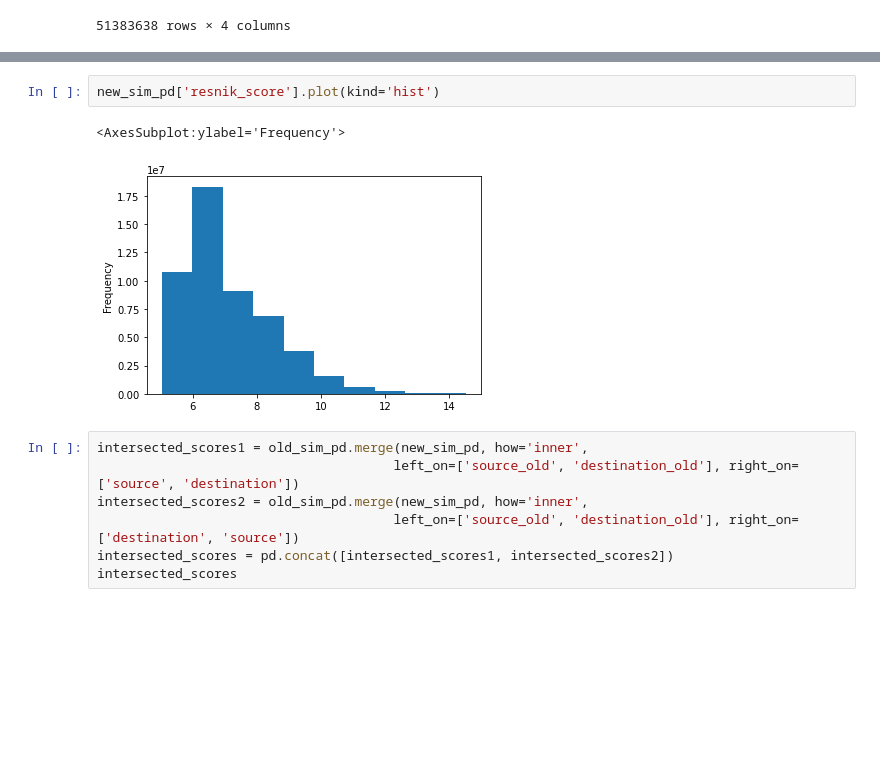
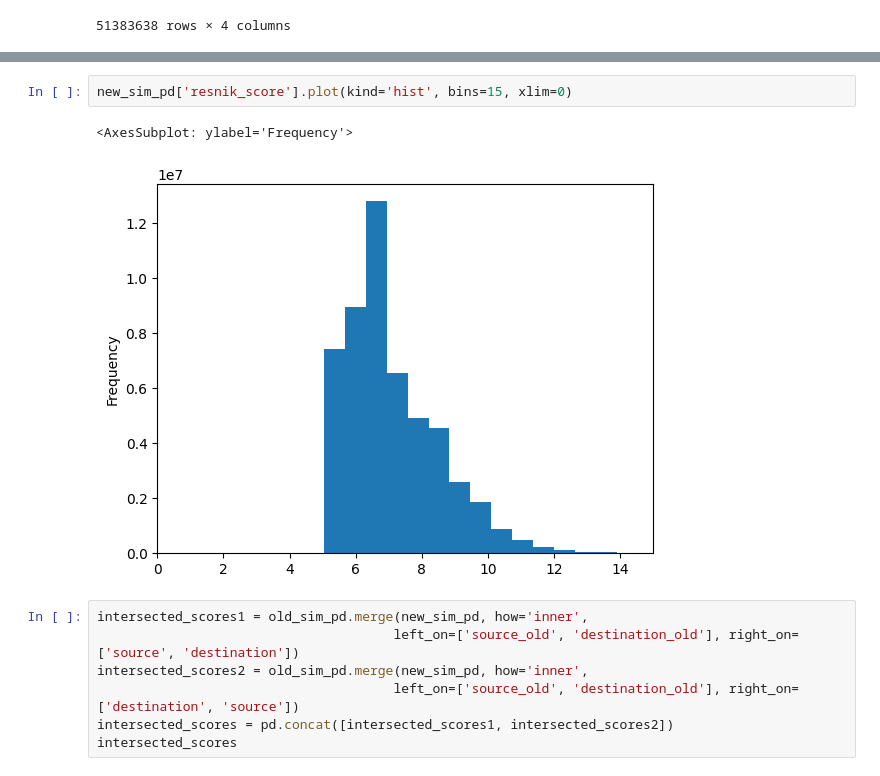
Before and after one commit to Knowledge-Graph-Hub/semsim, a Jupyter notebook: notebooks/plot_old_versus_new_phenodigm_resnik_and_jaccard.ipynb, the cells around one changed output, grey strips where cells are left out. Saved outputs shown, nothing was run; the diff lists cells and outputs as text; blank space fills up the shorter version.

```diff
--- a/notebooks/plot_old_versus_new_phenodigm_resnik_and_jaccard.ipynb
+++ b/notebooks/plot_old_versus_new_phenodigm_resnik_and_jaccard.ipynb
@@ -110,8 +110,8 @@ new_sim_pd['jaccard'].plot(kind='hist')
 # %%
-new_sim_pd['resnik_score'].plot(kind='hist')
+new_sim_pd['resnik_score'].plot(kind='hist', bins=15, xlim=0)
 # %% [output]
-<AxesSubplot:ylabel='Frequency'>
+<AxesSubplot: ylabel='Frequency'>
-[figure, old version]
+[figure, new version]
 # %%
 intersected_scores1 = old_sim_pd.merge(new_sim_pd, how='inner',
                                       left_on=['source_old', 'destination_old'], right_on=['source', 'destination'])
```
Also changed, not shown: parts of 7 cells of this notebook.
